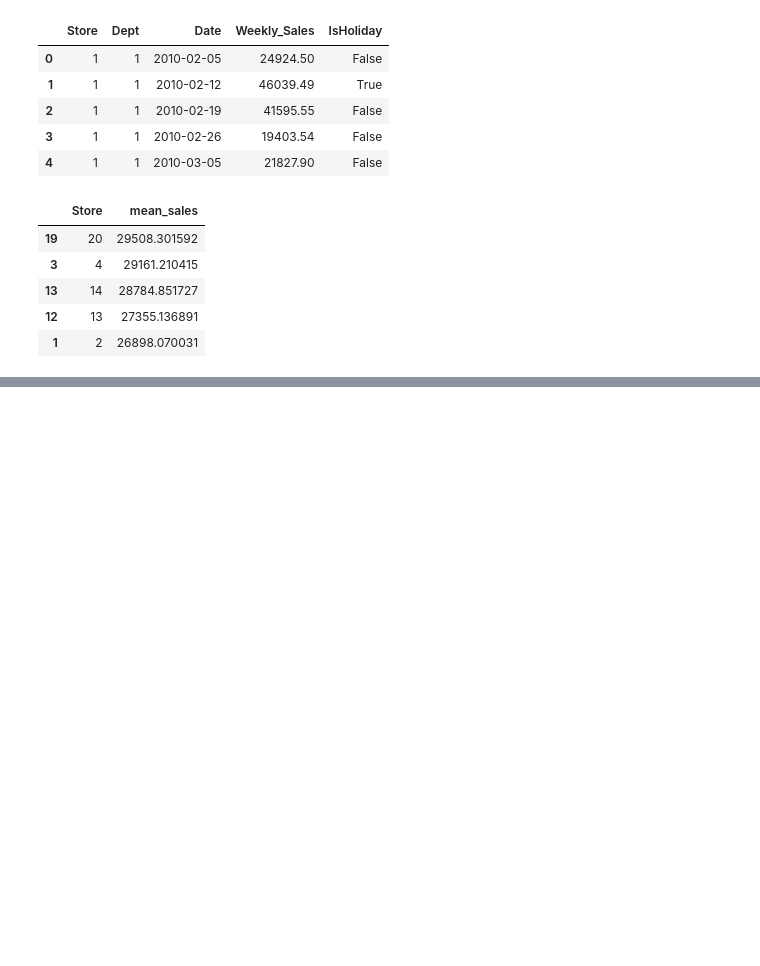
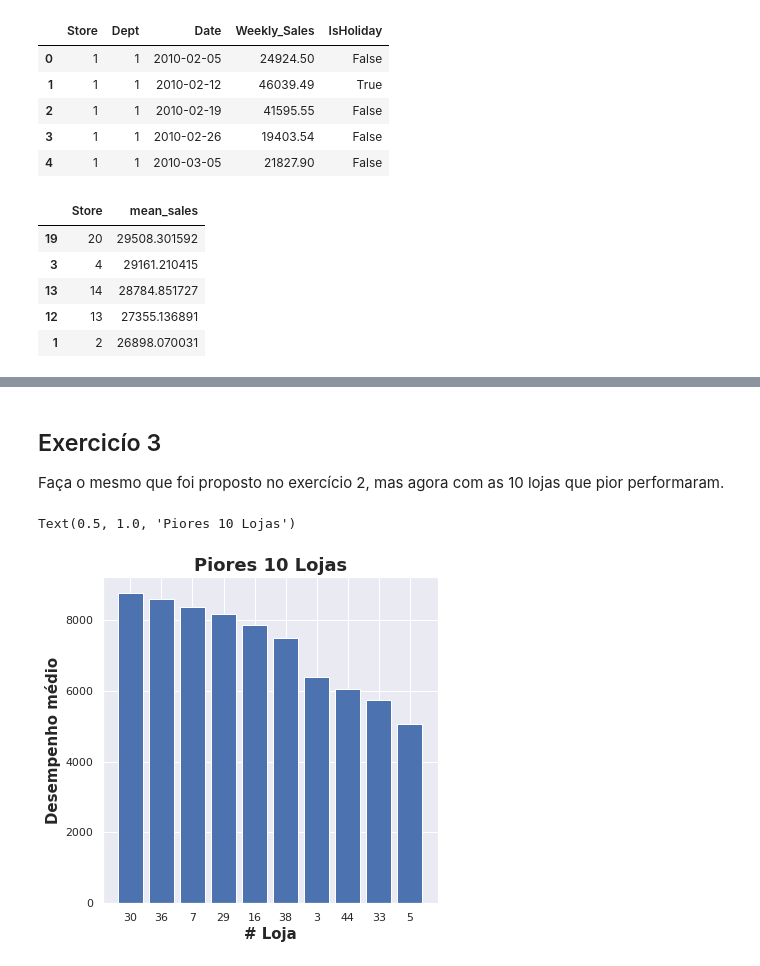
Before and after one commit to pibieta/ML-course, a Jupyter notebook: NovosPiratas/Walmart/Walmart_challenge.ipynb, the cells around one changed output, grey strips where cells are left out. Drawn from its saved outputs; the diff is of its cells as text; code cells hidden in the pictures; blank space fills up the shorter version.

```diff
--- a/NovosPiratas/Walmart/Walmart_challenge.ipynb
+++ b/NovosPiratas/Walmart/Walmart_challenge.ipynb
@@ -160,0 +165,13 @@ ax.bar(x='Store', height = 'mean_sales', data= top_10, align = 'center')
+# %% [markdown]
+## Exercicío 3
+Faça o mesmo que foi proposto no exercício 2, mas agora com as 10 lojas que pior performaram.
+# %%
+plt.figure(figsize=(6,6))
+plt.bar(x=[x for x in range(10)], height = 'mean_sales', data= bottom_10, align = 'center')
+plt.xticks([x for x in range(10)], [store for store in bottom_10['Store']])
+plt.xlabel('# Loja', fontweight='bold', fontsize='15')
+plt.ylabel('Desempenho médio', fontweight= 'bold', fontsize= '15')
+plt.title('Piores 10 Lojas', fontweight='bold', fontsize='18')
+# %% [output]
+Text(0.5, 1.0, 'Piores 10 Lojas')
+[figure, added]
```
Also changed, not shown: parts of 14 cells of this notebook.
